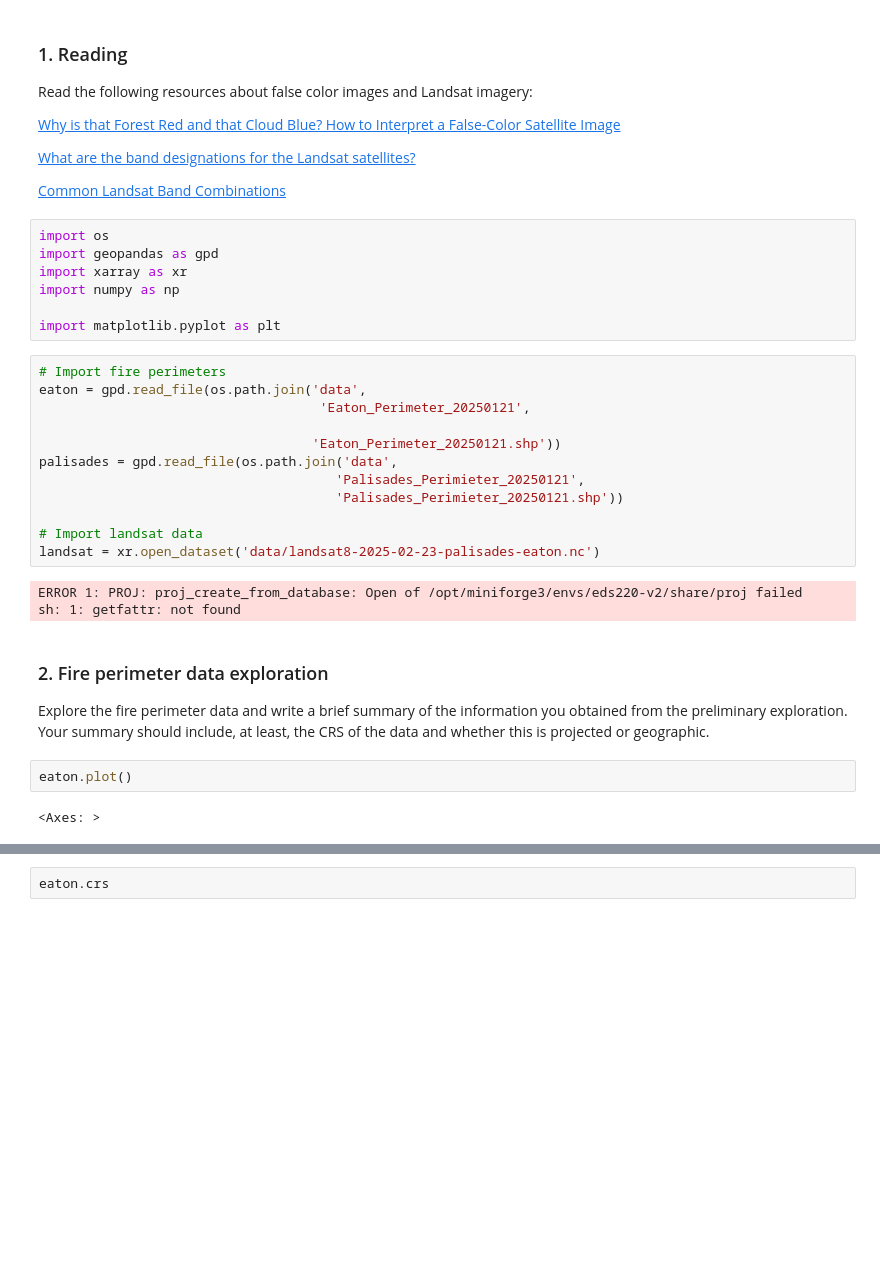
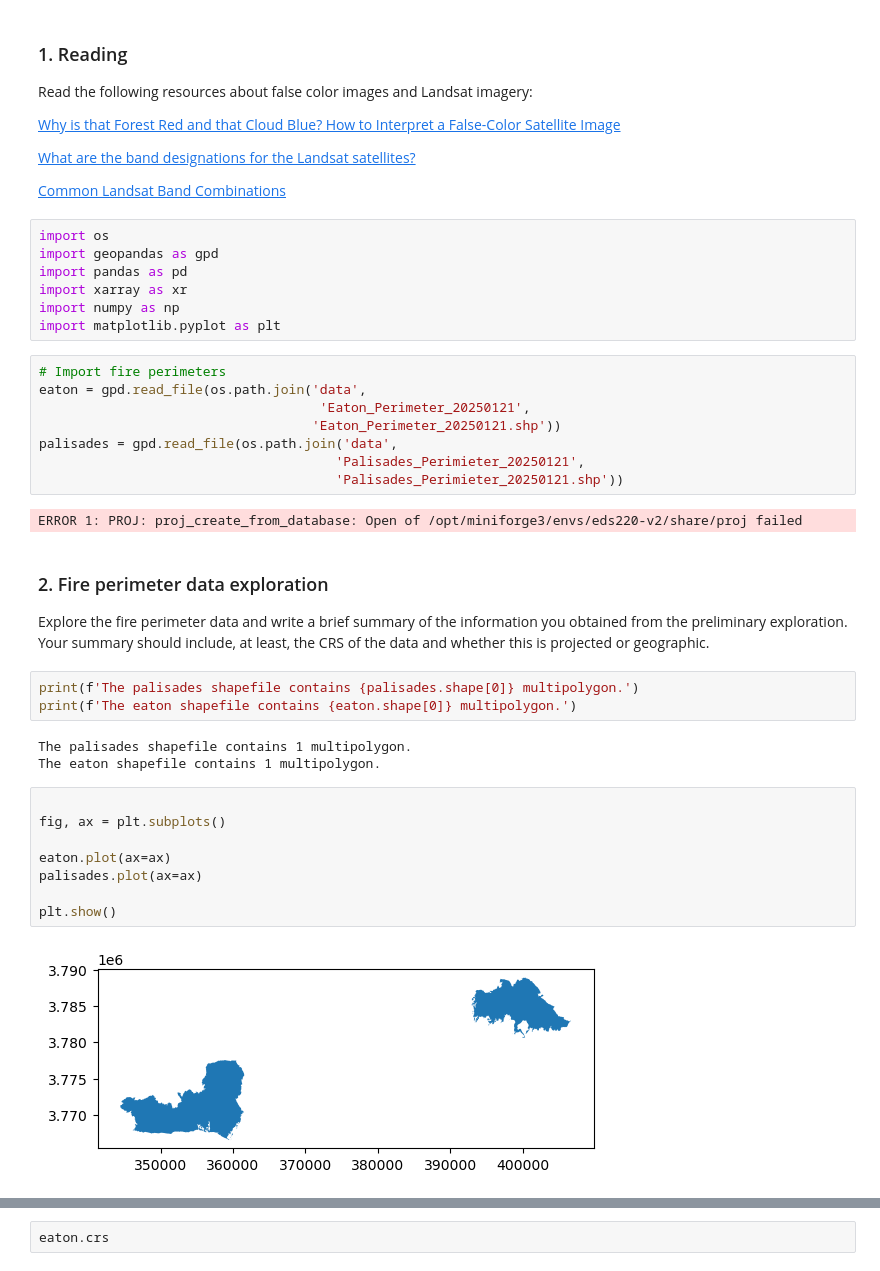
Before and after one commit to sarahhinkley/eds220-hwk4, a Jupyter notebook: hwk4-task2-false-color-hinkley.ipynb, the cells around one changed output, grey strips where cells are left out. Saved outputs shown, nothing was run; the diff lists cells and outputs as text; blank space fills up the shorter version.

```diff
--- a/hwk4-task2-false-color-hinkley.ipynb
+++ b/hwk4-task2-false-color-hinkley.ipynb
@@ -19,30 +19,37 @@ Read the following resources about false color images and Landsat imagery:
 # %%
 import os
 import geopandas as gpd
+import pandas as pd
 import xarray as xr
 import numpy as np
-
 import matplotlib.pyplot as plt
 # %%
 # Import fire perimeters
 eaton = gpd.read_file(os.path.join('data',
                                     'Eaton_Perimeter_20250121',
-
                                    'Eaton_Perimeter_20250121.shp'))
 palisades = gpd.read_file(os.path.join('data',
                                       'Palisades_Perimieter_20250121',
                                       'Palisades_Perimieter_20250121.shp'))
-
-# Import landsat data
-landsat = xr.open_dataset('data/landsat8-2025-02-23-palisades-eaton.nc')
 # %% [output]
 ERROR 1: PROJ: proj_create_from_database: Open of /opt/miniforge3/envs/eds220-v2/share/proj failed
-sh: 1: getfattr: not found
 # %% [markdown]
 ### 2. Fire perimeter data exploration
 
 Explore the fire perimeter data and write a brief summary of the information you obtained from the preliminary exploration. Your summary should include, at least, the CRS of the data and whether this is projected or geographic.
+# %%
+print(f'The palisades shapefile contains {palisades.shape[0]} multipolygon.')
+print(f'The eaton shapefile contains {eaton.shape[0]} multipolygon.')
+# %% [output]
+The palisades shapefile contains 1 multipolygon.
+The eaton shapefile contains 1 multipolygon.
 # %%
-eaton.plot()
+
+fig, ax = plt.subplots()
+
+eaton.plot(ax=ax)
+palisades.plot(ax=ax)
+
+plt.show()
 # %% [output]
-<Axes: >
+[figure, added]
```
Also changed, not shown: parts of 3 cells of this notebook.
